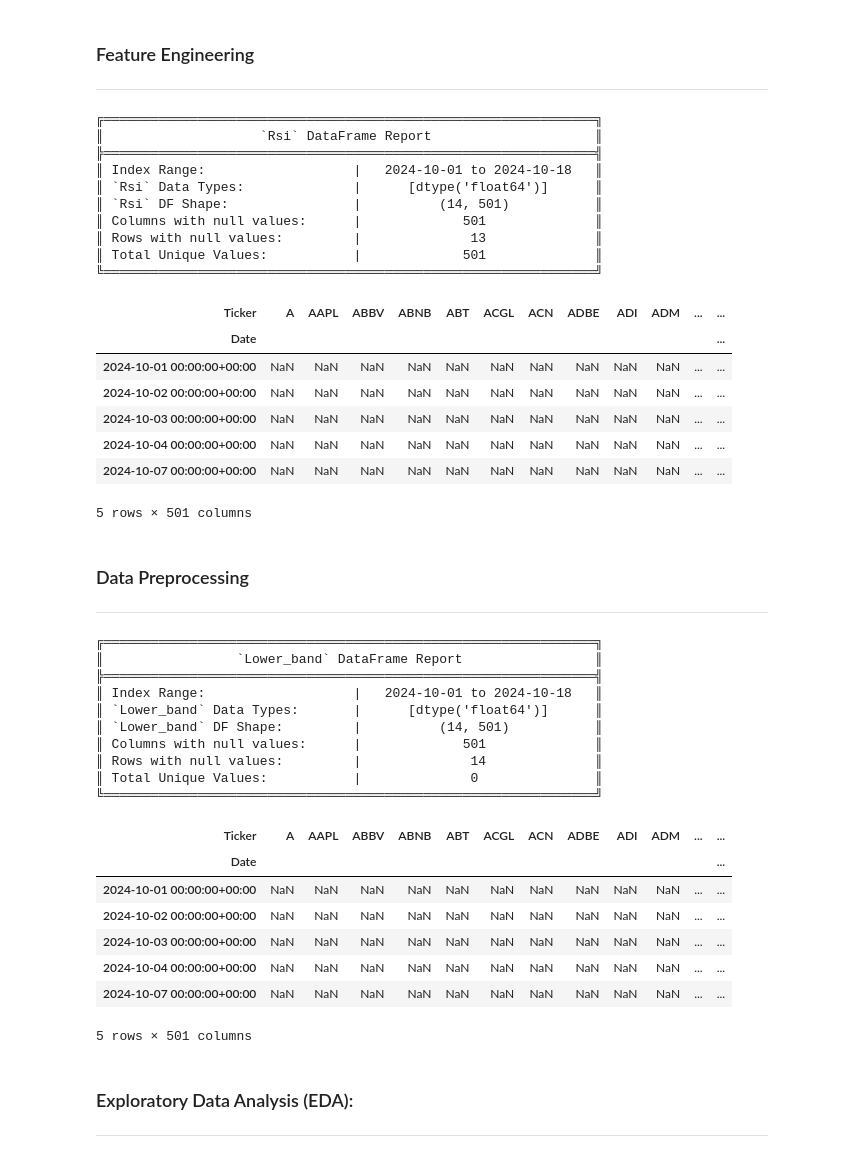
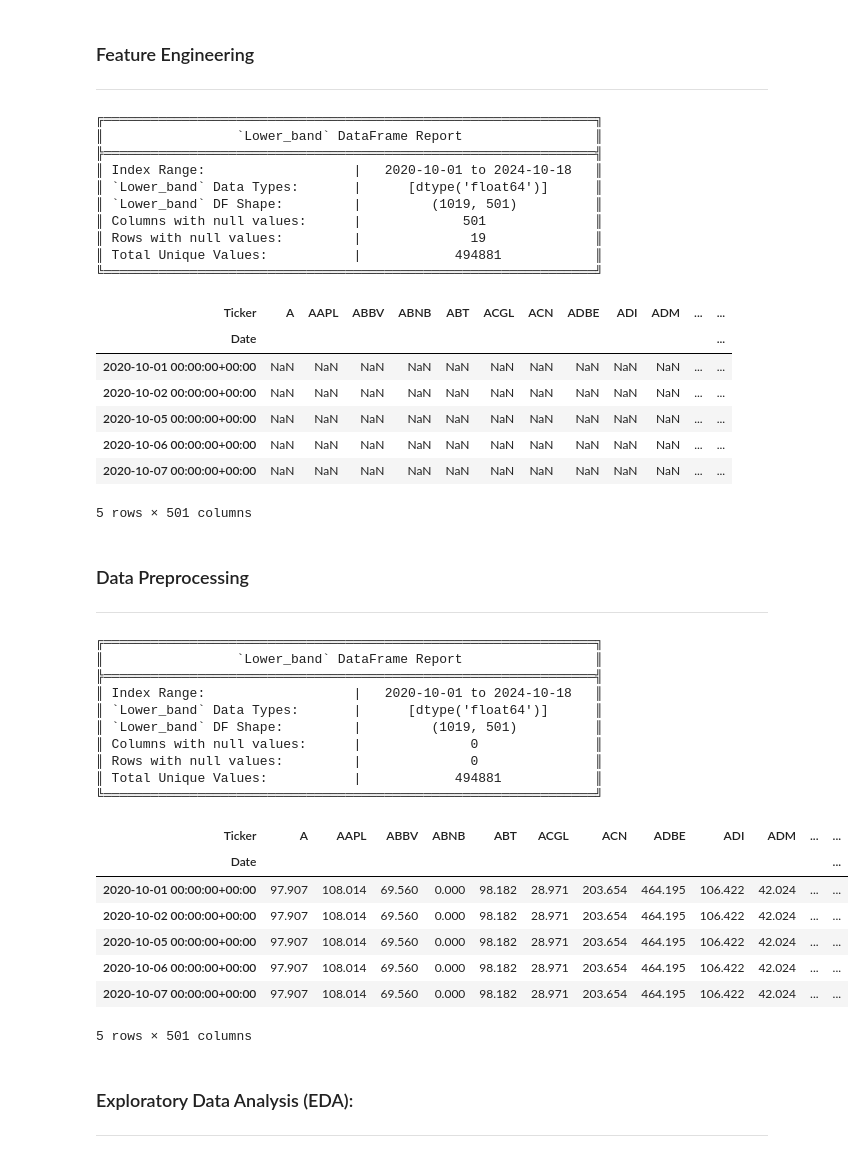
Before and after one commit to Corey-Holton/Group_project_2, a Jupyter notebook: notebooks/christian_exploration/stock_analysis.ipynb, the cells around one changed output. Drawn from its saved outputs; the diff is of its cells as text; code cells hidden in the pictures.

```diff
--- a/notebooks/christian_exploration/stock_analysis.ipynb
+++ b/notebooks/christian_exploration/stock_analysis.ipynb
@@ -35,7 +54,7 @@ ___
 # Syntax: fetch_and_download_sp500_data(start_date="YYYY-MM-DD", end_date="YYYY-MM-DD")
 # To add an end date, put end_date="YYYY-MM-DD"
 
-data = fetch_and_download_sp500_data(start_date="2024-10-01")
+data = fetch_and_download_sp500_data(start_date="2020-10-01")
 # %% [output]
 [*********************100%***********************]  501 of 501 completed
 ╔═══════════════════════════════════════════════════════════════╗
@@ -98,7 +118,7 @@ feature_dataframes = {
 }
 # %%
 # Inspect DataFrames
-select_df = "rsi"
+select_df = "lower_band"
 
 inspect_df = feature_dataframes[select_df].copy()
 
@@ -106,59 +126,65 @@ print_dataframe_report(inspect_df, select_df)
 inspect_df.head()
 # %% [output]
 ╔═══════════════════════════════════════════════════════════════╗
-║                    `Rsi` DataFrame Report                     ║
+║                 `Lower_band` DataFrame Report                 ║
 ╠═══════════════════════════════════════════════════════════════╣
-║ Index Range:                   |   2024-10-01 to 2024-10-18   ║
-║ `Rsi` Data Types:              |      [dtype('float64')]      ║
-║ `Rsi` DF Shape:                |          (14, 501)           ║
+║ Index Range:                   |   2020-10-01 to 2024-10-18   ║
+║ `Lower_band` Data Types:       |      [dtype('float64')]      ║
+║ `Lower_band` DF Shape:         |         (1019, 501)          ║
 ║ Columns with null values:      |             501              ║
-║ Rows with null values:         |              13              ║
-║ Total Unique Values:           |             501              ║
+║ Rows with null values:         |              19              ║
+║ Total Unique Values:           |            494881            ║
 ╚═══════════════════════════════════════════════════════════════╝
 | Ticker | A | AAPL | ABBV | ABNB | ABT | ACGL | ACN | ADBE | ADI | ADM | ... | ... |
 | Date |  |  |  |  |  |  |  |  |  |  |  | ... |
-| 2024-10-01 00:00:00+00:00 | NaN | NaN | NaN | NaN | NaN | NaN | NaN | NaN | NaN | NaN | ... | ... |
-| 2024-10-02 00:00:00+00:00 | NaN | NaN | NaN | NaN | NaN | NaN | NaN | NaN | NaN | NaN | ... | ... |
-| 2024-10-03 00:00:00+00:00 | NaN | NaN | NaN | NaN | NaN | NaN | NaN | NaN | NaN | NaN | ... | ... |
-| 2024-10-04 00:00:00+00:00 | NaN | NaN | NaN | NaN | NaN | NaN | NaN | NaN | NaN | NaN | ... | ... |
-| 2024-10-07 00:00:00+00:00 | NaN | NaN | NaN | NaN | NaN | NaN | NaN | NaN | NaN | NaN | ... | ... |
+| 2020-10-01 00:00:00+00:00 | NaN | NaN | NaN | NaN | NaN | NaN | NaN | NaN | NaN | NaN | ... | ... |
+| 2020-10-02 00:00:00+00:00 | NaN | NaN | NaN | NaN | NaN | NaN | NaN | NaN | NaN | NaN | ... | ... |
+| 2020-10-05 00:00:00+00:00 | NaN | NaN | NaN | NaN | NaN | NaN | NaN | NaN | NaN | NaN | ... | ... |
+| 2020-10-06 00:00:00+00:00 | NaN | NaN | NaN | NaN | NaN | NaN | NaN | NaN | NaN | NaN | ... | ... |
+| 2020-10-07 00:00:00+00:00 | NaN | NaN | NaN | NaN | NaN | NaN | NaN | NaN | NaN | NaN | ... | ... |
 5 rows × 501 columns
 # %% [markdown]
 ### Data Preprocessing
 ___
-# %%
-# Align data lengths by filling forward and backward
-clean_feature_dataframes = {}
-
-for df_name, df in feature_dataframes.items():
-    clean_feature_dataframes[df_name] = df.ffill().copy()
-    clean_feature_dataframes[df_name] = df.bfill().copy()
+# %%
+# Initialize an empty dictionary for clean dataframes
+clean_feature_dataframes = {}
+
+for key, df in feature_dataframes.items():
+
+    # Perform forward and backward filling, and then fill remaining NaNs with 0 or mean
+    filled_df = df.copy()
+    filled_df.ffill(inplace=True)
+    filled_df.bfill(inplace=True)
+
+    # Store the cleaned dataframe in the new dictionary
+    clean_feature_dataframes[key] = filled_df
 # %%
 # Inspect DataFrames
-select_df = "lower_band"
+select_df_2 = "lower_band"
 
-inspect_df = clean_feature_dataframes[select_df]
+inspect_df_2 = clean_feature_dataframes[select_df]
 
-print_dataframe_report(inspect_df, select_df)
-inspect_df.head()
+print_dataframe_report(inspect_df_2, select_df_2)
+inspect_df_2.head()
 # %% [output]
 ╔═══════════════════════════════════════════════════════════════╗
 ║                 `Lower_band` DataFrame Report                 ║
 ╠═══════════════════════════════════════════════════════════════╣
-║ Index Range:                   |   2024-10-01 to 2024-10-18   ║
+║ Index Range:                   |   2020-10-01 to 2024-10-18   ║
 ║ `Lower_band` Data Types:       |      [dtype('float64')]      ║
-║ `Lower_band` DF Shape:         |          (14, 501)           ║
-║ Columns with null values:      |             501              ║
-║ Rows with null values:         |              14              ║
-║ Total Unique Values:           |              0               ║
+║ `Lower_band` DF Shape:         |         (1019, 501)          ║
+║ Columns with null values:      |              0               ║
+║ Rows with null values:         |              0               ║
+║ Total Unique Values:           |            494881            ║
 ╚═══════════════════════════════════════════════════════════════╝
 | Ticker | A | AAPL | ABBV | ABNB | ABT | ACGL | ACN | ADBE | ADI | ADM | ... | ... |
 | Date |  |  |  |  |  |  |  |  |  |  |  | ... |
-| 2024-10-01 00:00:00+00:00 | NaN | NaN | NaN | NaN | NaN | NaN | NaN | NaN | NaN | NaN | ... | ... |
-| 2024-10-02 00:00:00+00:00 | NaN | NaN | NaN | NaN | NaN | NaN | NaN | NaN | NaN | NaN | ... | ... |
-| 2024-10-03 00:00:00+00:00 | NaN | NaN | NaN | NaN | NaN | NaN | NaN | NaN | NaN | NaN | ... | ... |
-| 2024-10-04 00:00:00+00:00 | NaN | NaN | NaN | NaN | NaN | NaN | NaN | NaN | NaN | NaN | ... | ... |
-| 2024-10-07 00:00:00+00:00 | NaN | NaN | NaN | NaN | NaN | NaN | NaN | NaN | NaN | NaN | ... | ... |
+| 2020-10-01 00:00:00+00:00 | 97.907 | 108.014 | 69.560 | 0.000 | 98.182 | 28.971 | 203.654 | 464.195 | 106.422 | 42.024 | ... | ... |
+| 2020-10-02 00:00:00+00:00 | 97.907 | 108.014 | 69.560 | 0.000 | 98.182 | 28.971 | 203.654 | 464.195 | 106.422 | 42.024 | ... | ... |
+| 2020-10-05 00:00:00+00:00 | 97.907 | 108.014 | 69.560 | 0.000 | 98.182 | 28.971 | 203.654 | 464.195 | 106.422 | 42.024 | ... | ... |
+| 2020-10-06 00:00:00+00:00 | 97.907 | 108.014 | 69.560 | 0.000 | 98.182 | 28.971 | 203.654 | 464.195 | 106.422 | 42.024 | ... | ... |
+| 2020-10-07 00:00:00+00:00 | 97.907 | 108.014 | 69.560 | 0.000 | 98.182 | 28.971 | 203.654 | 464.195 | 106.422 | 42.024 | ... | ... |
 5 rows × 501 columns
 # %% [markdown]
 ### Exploratory Data Analysis (EDA):
```
Also changed, not shown: parts of 13 cells of this notebook, 2 other files.
